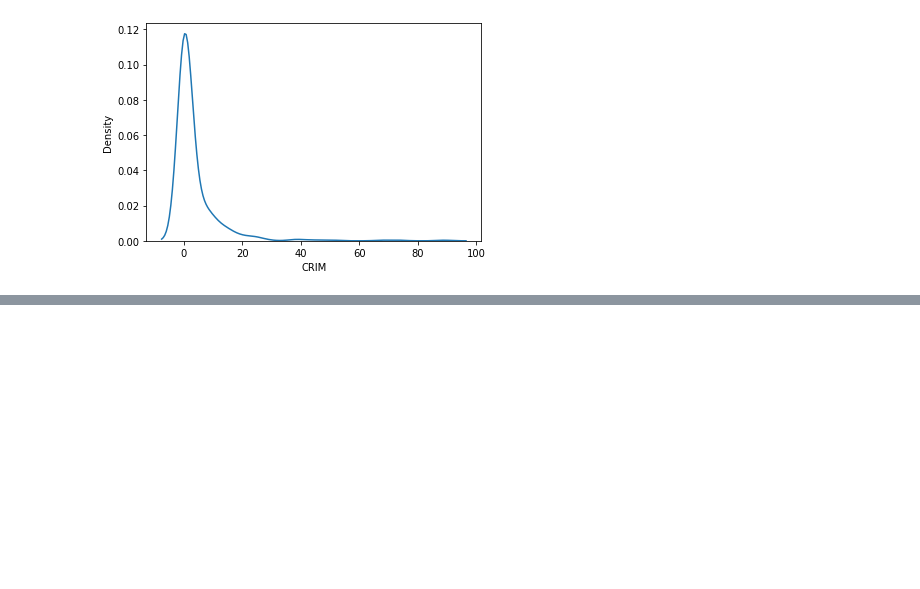
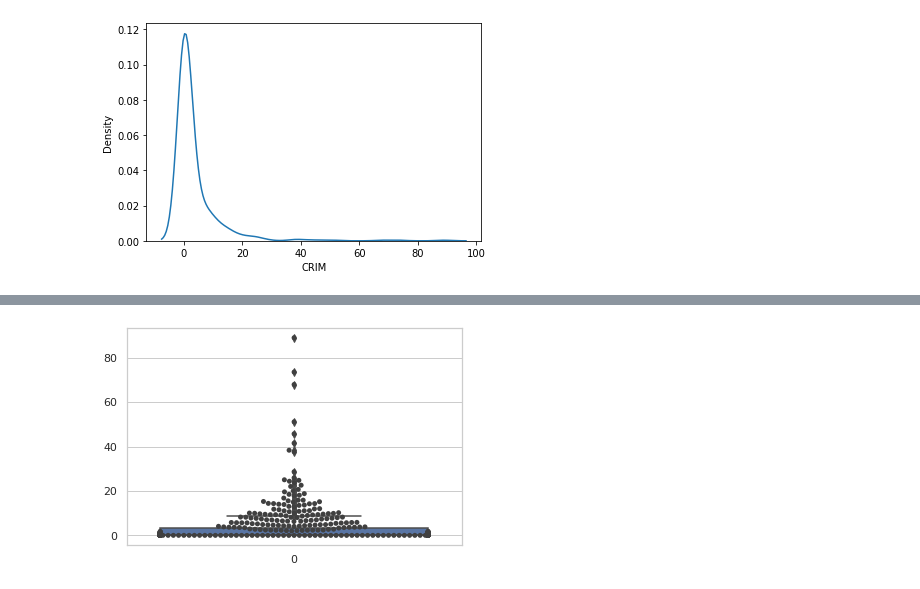
Before and after one commit to CristianVeloz0501/DMC, a Jupyter notebook: Housing_1.ipynb, the cells around one changed output, grey strips where cells are left out. Saved outputs shown, nothing was run; the diff lists cells and outputs as text; code cells hidden in the pictures; blank space fills up the shorter version.

```diff
--- a/Housing_1.ipynb
+++ b/Housing_1.ipynb
@@ -170,0 +179,5 @@ plt.show()
+# %%
+ax = sbn.boxplot(data=Data.CRIM, orient="v")
+ax = sbn.swarmplot(data=Data.CRIM, color=".25")
+# %% [output]
+[figure, added]
```
Also changed, not shown: parts of 2 cells of this notebook.
